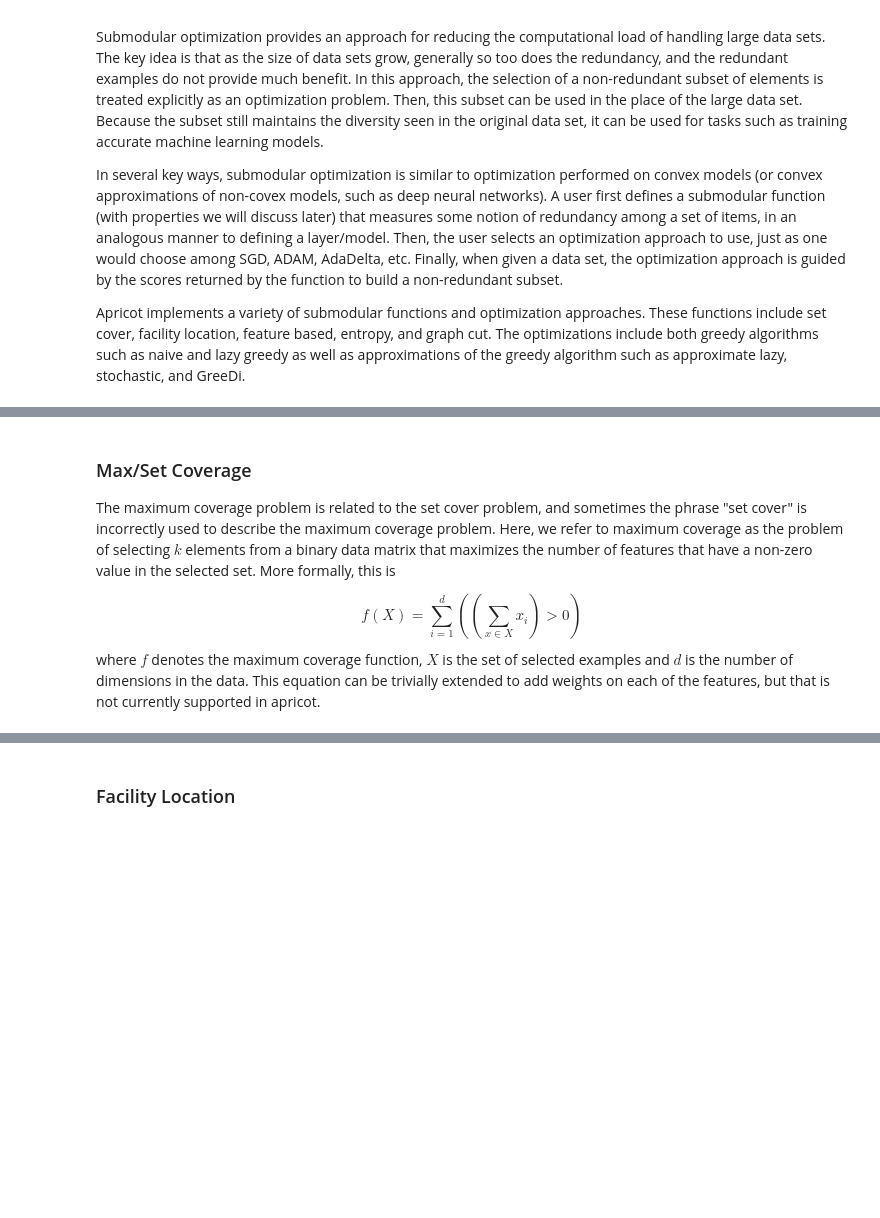
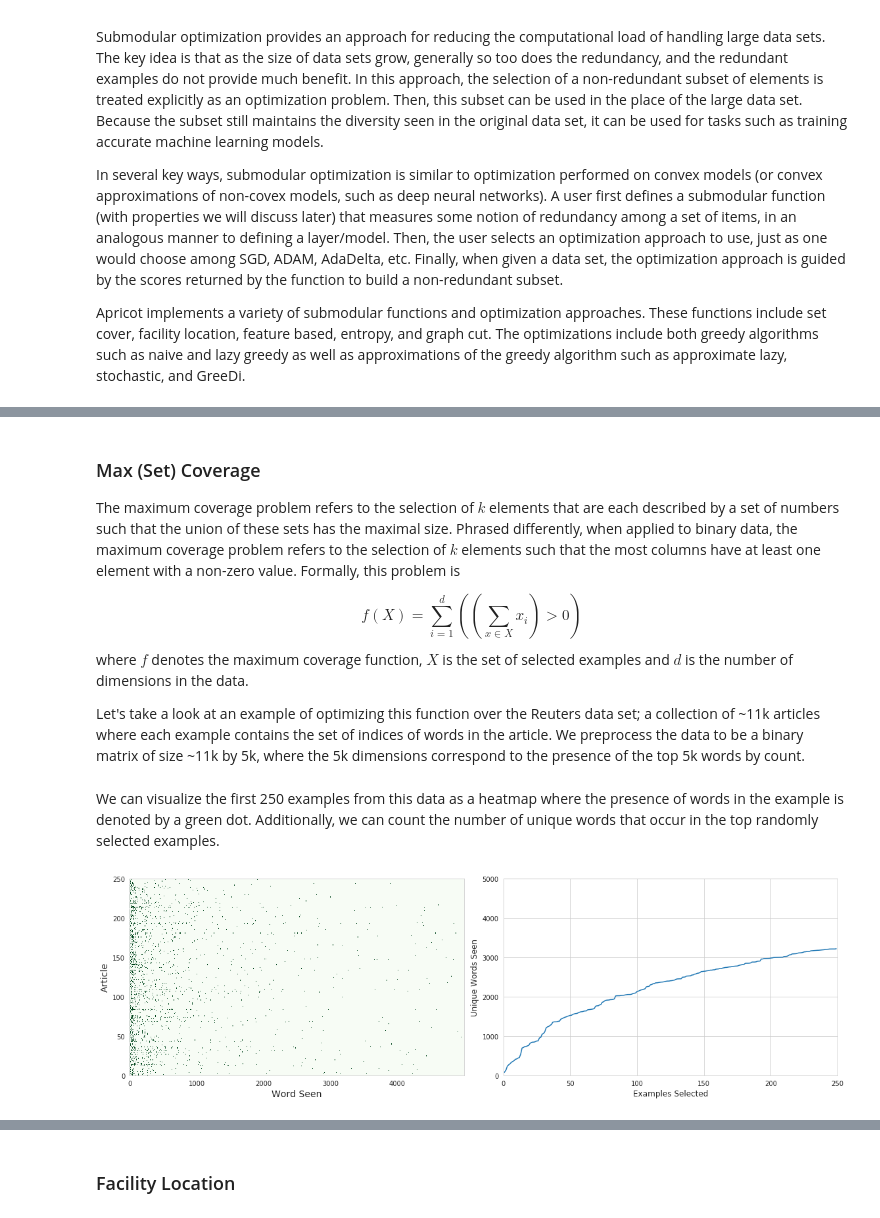
Before and after one commit to jmschrei/apricot, a Jupyter notebook: tutorials/1. Introduction to Submodular Optimization.ipynb, the cells around one changed output, grey strips where cells are left out. Drawn from its saved outputs; the diff is of its cells as text; code cells hidden in the pictures; blank space fills up the shorter version.

```diff
--- a/tutorials/1. Introduction to Submodular Optimization.ipynb
+++ b/tutorials/1. Introduction to Submodular Optimization.ipynb
@@ -22,9 +23,11 @@ Populating the interactive namespace from numpy and matplotlib
 # %% [markdown]
-### Max/Set Coverage
+### Max (Set) Coverage
 
-The maximum coverage problem is related to the set cover problem, and sometimes the phrase "set cover" is incorrectly used to describe the maximum coverage problem. Here, we refer to maximum coverage as the problem of selecting $k$ elements from a binary data matrix that maximizes the number of features that have a non-zero value in the selected set. More formally, this is
+The maximum coverage problem refers to the selection of $k$ elements that are each described by a set of numbers such that the union of these sets has the maximal size. Phrased differently, when applied to binary data, the maximum coverage problem refers to the selection of $k$ elements such that the most columns have at least one element with a non-zero value. Formally, this problem is
 
 \begin{equation}
 f(X) = \sum\limits_{i=1}^{d} \left(\left( \sum\limits_{x \in X} x_{i} \right) > 0 \right)
 \end{equation}
-where $f$ denotes the maximum coverage function, $X$ is the set of selected examples and $d$ is the number of dimensions in the data. This equation can be trivially extended to add weights on each of the features, but that is not currently supported in apricot.
+where $f$ denotes the maximum coverage function, $X$ is the set of selected examples and $d$ is the number of dimensions in the data.
+
+Let's take a look at an example of optimizing this function over the Reuters data set; a collection of ~11k articles where each example contains the set of indices of words in the article. We preprocess the data to be a binary matrix of size ~11k by 5k, where the 5k dimensions correspond to the presence of the top 5k words by count.
@@ -45,0 +34,30 @@ plt.imshow(X_hat)
+# %%
+from apricot import FeatureBasedSelection
+from keras.datasets import reuters
+
+(X_, _), (_, _) = reuters.load_data(num_words=5000)
+X = numpy.zeros((X_.shape[0], max(map(max, X_))+1))
+for i, x in enumerate(X_):
+    X[i][x] = 1
+# %% [markdown]
+We can visualize the first 250 examples from this data as a heatmap where the presence of words in the example is denoted by a green dot. Additionally, we can count the number of unique words that occur in the top randomly selected examples.
+# %%
+plt.figure(figsize=(16, 5))
+plt.subplot(121)
+plt.imshow(X[:250], aspect='auto', cmap='Greens')
+plt.xlabel("Word Seen", fontsize=14)
+plt.ylabel("Article", fontsize=14)
+plt.ylim(0, 250)
+plt.grid(False)
+
+plt.subplot(122)
+plt.plot((numpy.cumsum(X[:250], axis=0) > 0).sum(axis=1))
+plt.xlabel("Examples Selected", fontsize=12)
+plt.ylabel("Unique Words Seen", fontsize=12)
+plt.xlim(0, 250)
+plt.ylim(0, 5000)
+
+plt.tight_layout()
+plt.show()
+# %% [output]
+[figure, added]
```
Also changed, not shown: parts of 5 cells of this notebook.
